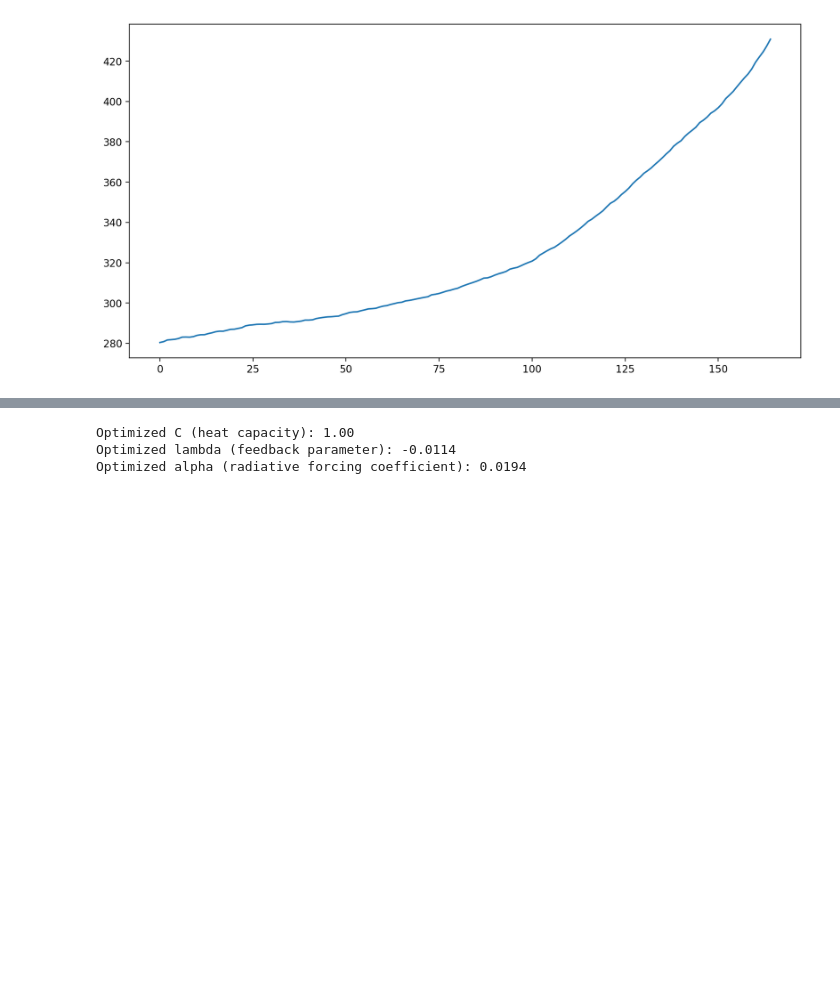
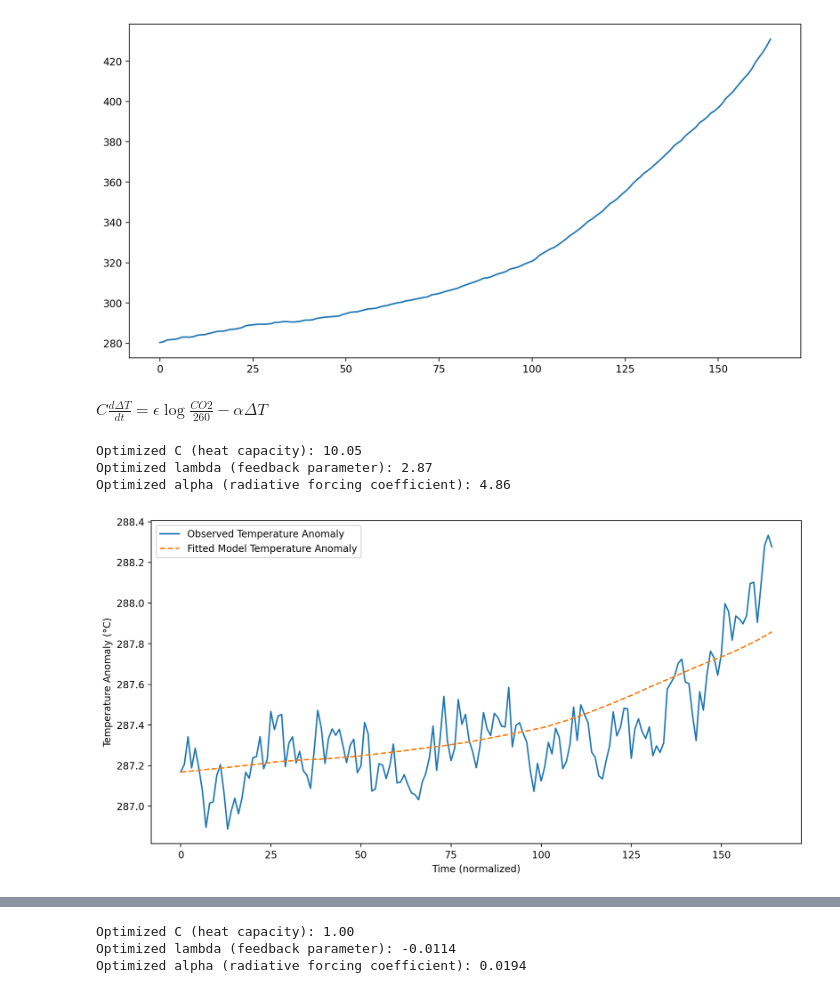
Before and after one commit to TimZzm/Graduate_research, a Jupyter notebook: Stage_2_param_est/3_param_est_his.ipynb, the cells around one changed output, grey strips where cells are left out. Saved outputs shown, nothing was run; the diff lists cells and outputs as text; code cells hidden in the pictures; blank space fills up the shorter version.

```diff
--- a/Stage_2_param_est/3_param_est_his.ipynb
+++ b/Stage_2_param_est/3_param_est_his.ipynb
@@ -312,6 +312,76 @@ plt.plot(year_co2_ts)
 plt.show()
 # %% [output]
 [figure]
+# %% [markdown]
+$C\frac{d \Delta T}{dt} = \epsilon \log{\frac{CO2}{260}} - \alpha \Delta T$
+# %%
+# Modified empirical function to calculate radiative forcing with parameter alpha
+def calculate_forcing(C, eps, C0=280):
+    return eps * np.log(C / C0)
+
+# Interpolation function for CO2 data to handle non-integer time values
+def get_interpolated_co2(t, co2_data):
+    time_indices = np.arange(len(co2_data))
+    co2_interp_func = interp1d(time_indices, co2_data, fill_value="extrapolate")
+    return co2_interp_func(t)
+
+# Differential equation model for global warming
+def climate_model(T, t, C, alpha_param, eps, forcing_func, co2_data):
+    # Ensure that we get interpolated CO2 concentration if t is fractional
+    co2_concentration = get_interpolated_co2(t, co2_data)
+    G = forcing_func(co2_concentration, eps)  # Calculate forcing based on interpolated CO2 and alpha
+    dTdt = (G - alpha_param * T) / C
+    return dTdt
+
+# Objective function for optimization with alpha as an additional parameter
+def objective_function(params, t, T_obs, co2_data):
+    C, alpha_param, eps = params
+    T0 = T_obs[0]  # Initial temperature anomaly
+
+    # Solve the differential equation with the provided parameters
+    T_model = odeint(climate_model, T0, t, args=(C, alpha_param, eps, calculate_forcing, co2_data)).flatten()
+
+    # Calculate the mean squared error between model and observed data
+    mse = np.mean((T_model - T_obs) ** 2)
+    return mse
+
+# Example data setup (replace this with actual time series data)
+# t: time in years, co2_data: CO2 concentration in ppm, T_obs: observed temperature anomaly
+time_shre = 0
+co2_data = year_co2_ts.copy()[time_shre:]
+T_obs = year_tas_ts.copy()[time_shre:] - year_tas_ts[0]
+t = np.linspace(0, len(co2_data) - 1, len(co2_data))  # Time in years
+
+# Initial parameter guesses for C, lambda, and alpha
+initial_params = [10, 2, 5.35]  # Initial guesses for heat capacity, feedback parameter, and alpha
+
+# Add bounds to keep parameters in realistic ranges
+bounds = [(1, 100), (0.1, 2), (4, 6)]  # Realistic bounds for C, lambda, and alpha
+
+# Perform optimization to find the best-fit parameters
+result = minimize(objective_function, initial_params, args=(t, T_obs, co2_data), method='L-BFGS-B')
+
+# Extract optimized parameters
+C_opt, lambda_opt, alpha_opt = result.x
+print(f"Optimized C (heat capacity): {C_opt:.2f}")
+print(f"Optimized lambda (feedback parameter): {lambda_opt:.2f}")
+print(f"Optimized alpha (radiative forcing coefficient): {alpha_opt:.2f}")
+
+# Solve the differential equation using optimized parameters for plotting
+T_model = odeint(climate_model, T_obs[0], t, args=(C_opt, lambda_opt, alpha_opt, calculate_forcing, co2_data)).flatten()
+
+# Plot the observed and fitted temperature anomaly
+plt.plot(t, T_obs + year_tas_ts[0], label='Observed Temperature Anomaly')
+plt.plot(t, T_model + year_tas_ts[0], label='Fitted Model Temperature Anomaly', linestyle='--')
+plt.xlabel('Time (normalized)')
+plt.ylabel('Temperature Anomaly (°C)')
+plt.legend()
+plt.show()
+# %% [output]
+Optimized C (heat capacity): 10.05
+Optimized lambda (feedback parameter): 2.87
+Optimized alpha (radiative forcing coefficient): 4.86
+[figure, added]
 # %%
 # Modified empirical function to calculate radiative forcing with parameter alpha
 def calculate_forcing(C, alpha, C0=280):
```
Also changed, not shown: parts of 4 cells of this notebook, 16 other files.
